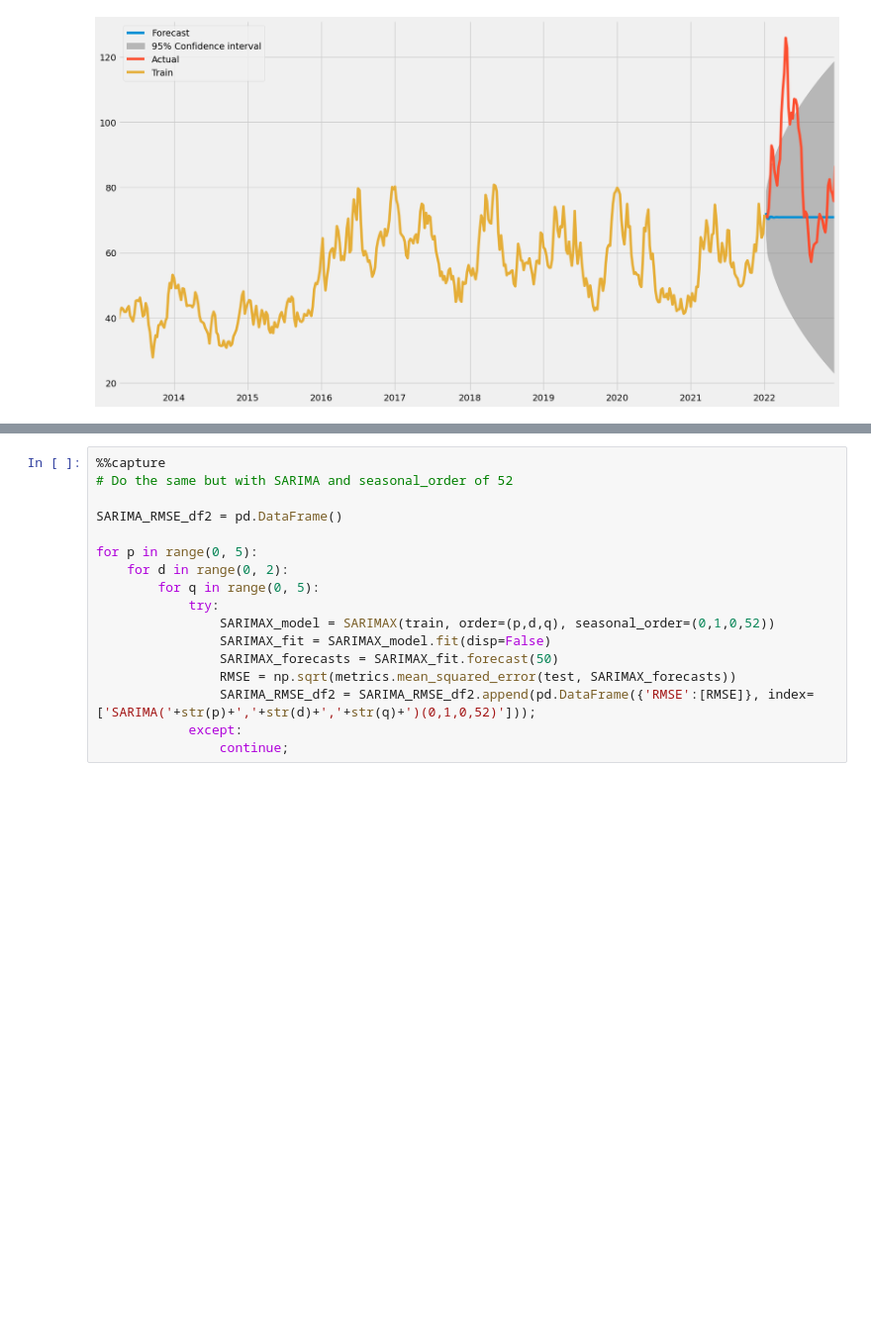
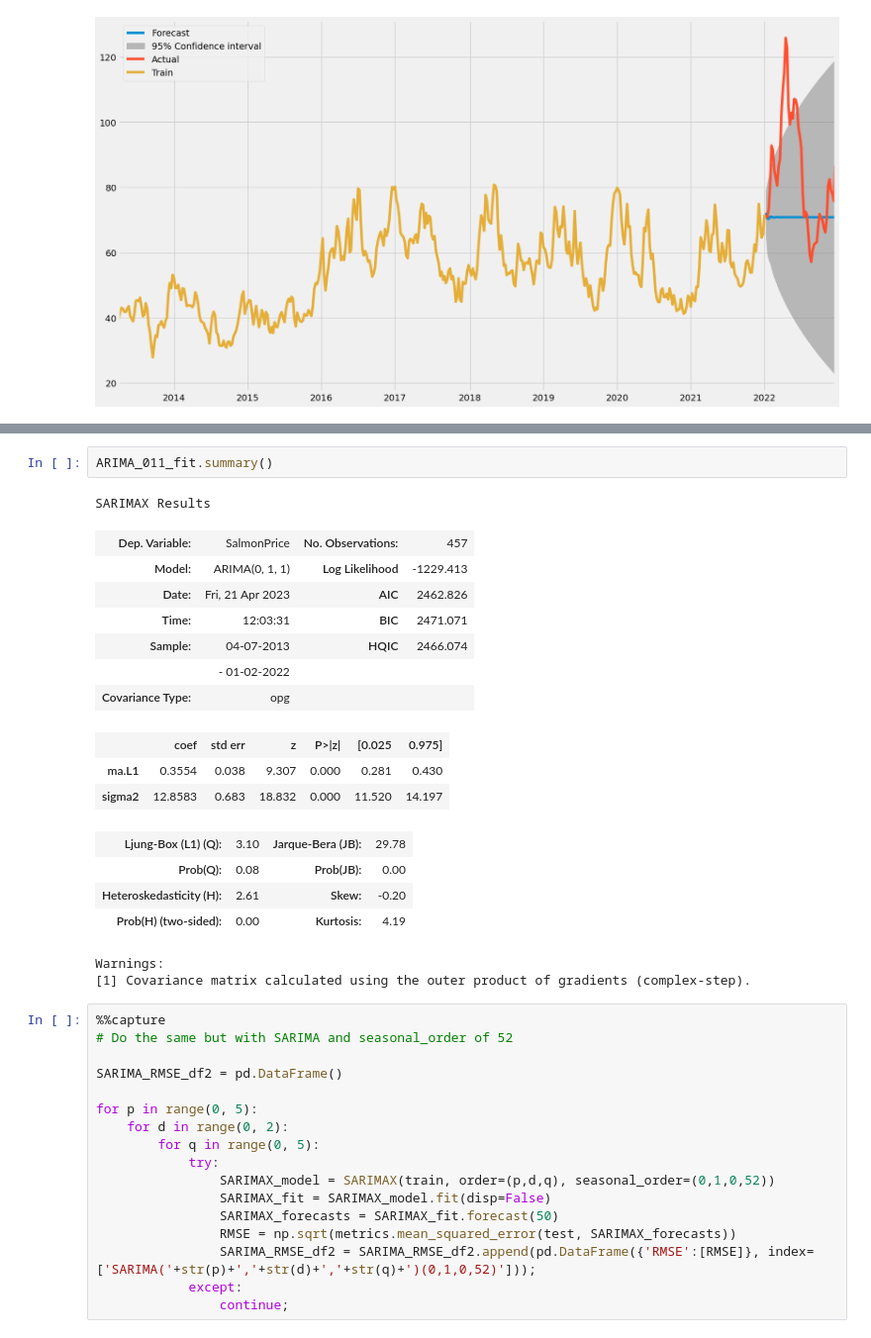
Before and after one commit to BachelorLaks/bachelor2023, a Jupyter notebook: data/ARIMA.ipynb, the cells around one changed output, grey strips where cells are left out. Shown at 99% size. Cells and saved outputs as stored; diff of their text form; blank space fills up the shorter version.

Commit message:
Several additions to the result.

```diff
--- a/data/ARIMA.ipynb
+++ b/data/ARIMA.ipynb
@@ -457,3 +470,23 @@ plt.show()
+# %%
+ARIMA_011_fit.summary()
+# %% [output]
+SARIMAX Results
+| Dep. Variable: | SalmonPrice | No. Observations: | 457 |
+| Model: | ARIMA(0, 1, 1) | Log Likelihood | -1229.413 |
+| Date: | Fri, 21 Apr 2023 | AIC | 2462.826 |
+| Time: | 12:03:31 | BIC | 2471.071 |
+| Sample: | 04-07-2013 | HQIC | 2466.074 |
+|  | - 01-02-2022 |  |  |
+| Covariance Type: | opg |  |  |
+|  | coef | std err | z | P>|z| | [0.025 | 0.975] |
+| ma.L1 | 0.3554 | 0.038 | 9.307 | 0.000 | 0.281 | 0.430 |
+| sigma2 | 12.8583 | 0.683 | 18.832 | 0.000 | 11.520 | 14.197 |
+| Ljung-Box (L1) (Q): | 3.10 | Jarque-Bera (JB): | 29.78 |
+| Prob(Q): | 0.08 | Prob(JB): | 0.00 |
+| Heteroskedasticity (H): | 2.61 | Skew: | -0.20 |
+| Prob(H) (two-sided): | 0.00 | Kurtosis: | 4.19 |
+Warnings:
+[1] Covariance matrix calculated using the outer product of gradients (complex-step).
 # %%
 %%capture
 # Do the same but with SARIMA and seasonal_order of 52
```
Also changed, not shown: parts of 5 cells of this notebook, 6 other files.
